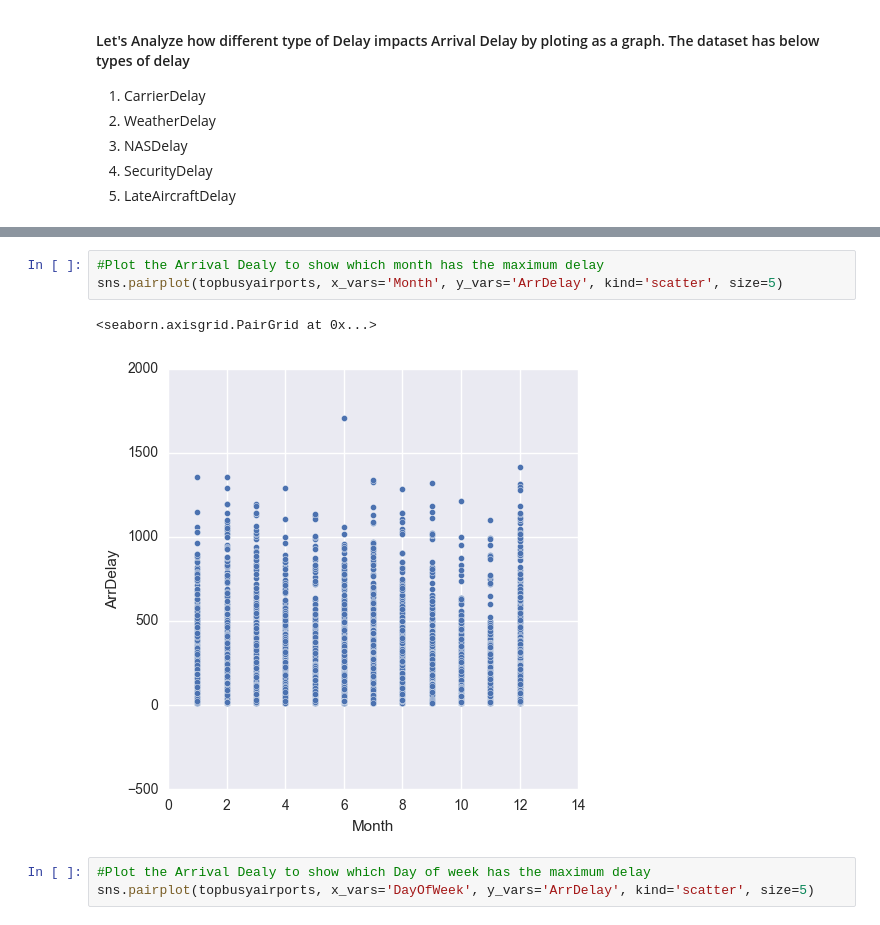
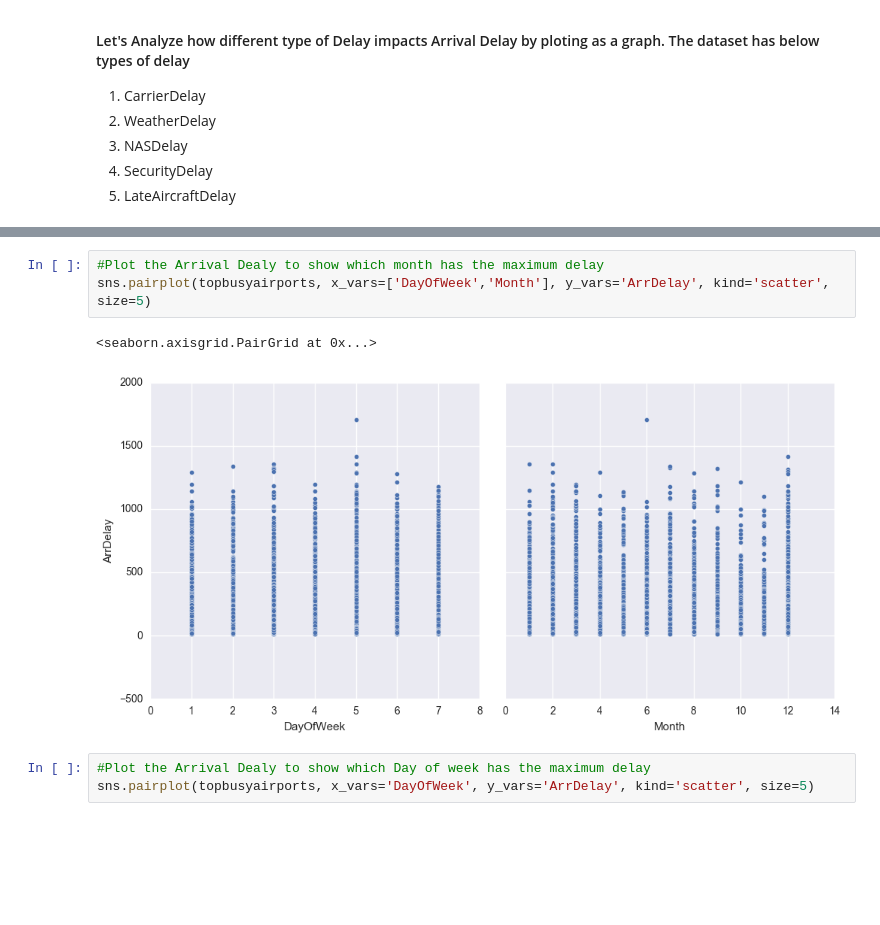
Before and after one commit to github4pp/ds-sf-29, a Jupyter notebook: projects/Project_1_Sub/Final_Project4_Notebook_final.ipynb, the cells around one changed output, grey strips where cells are left out. Cells and saved outputs as stored; diff of their text form; blank space fills up the shorter version.

```diff
--- a/projects/Project_1_Sub/Final_Project4_Notebook_final.ipynb
+++ b/projects/Project_1_Sub/Final_Project4_Notebook_final.ipynb
@@ -455,9 +476,9 @@ sns.pairplot(topbusyairports,x_vars=['SecurityDelay','LateAircraftDelay'],
 # %%
 #Plot the Arrival Dealy to show which month has the maximum delay
-sns.pairplot(topbusyairports, x_vars='Month', y_vars='ArrDelay', kind='scatter', size=5)
+sns.pairplot(topbusyairports, x_vars=['DayOfWeek','Month'], y_vars='ArrDelay', kind='scatter', size=5)
 # %% [output]
 <seaborn.axisgrid.PairGrid at 0x...>
-[figure, old version]
+[figure, new version]
 # %%
 #Plot the Arrival Dealy to show which Day of week has the maximum delay
 sns.pairplot(topbusyairports, x_vars='DayOfWeek', y_vars='ArrDelay', kind='scatter', size=5)
```
Also changed, not shown: parts of 30 cells of this notebook, 2 other files.
